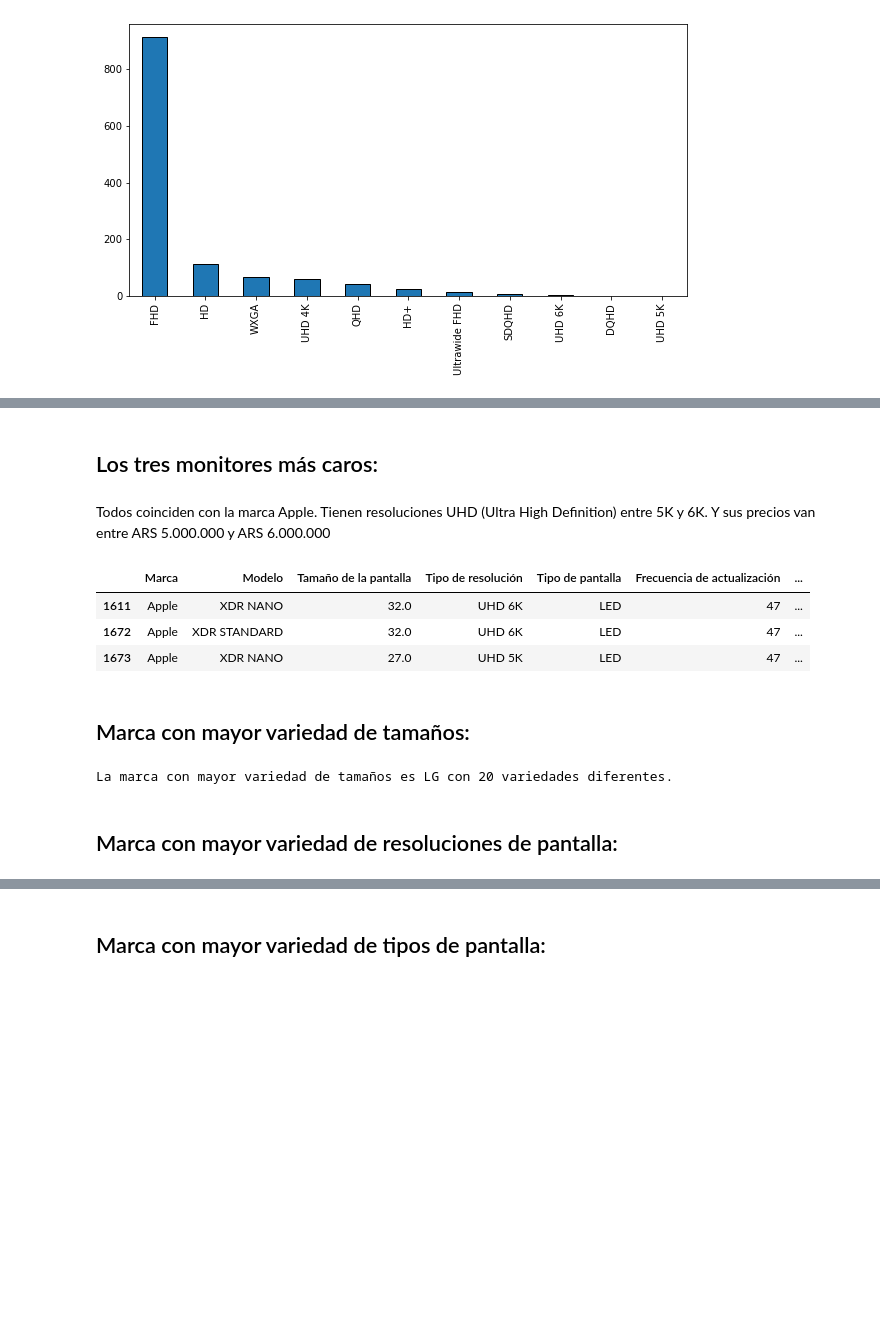
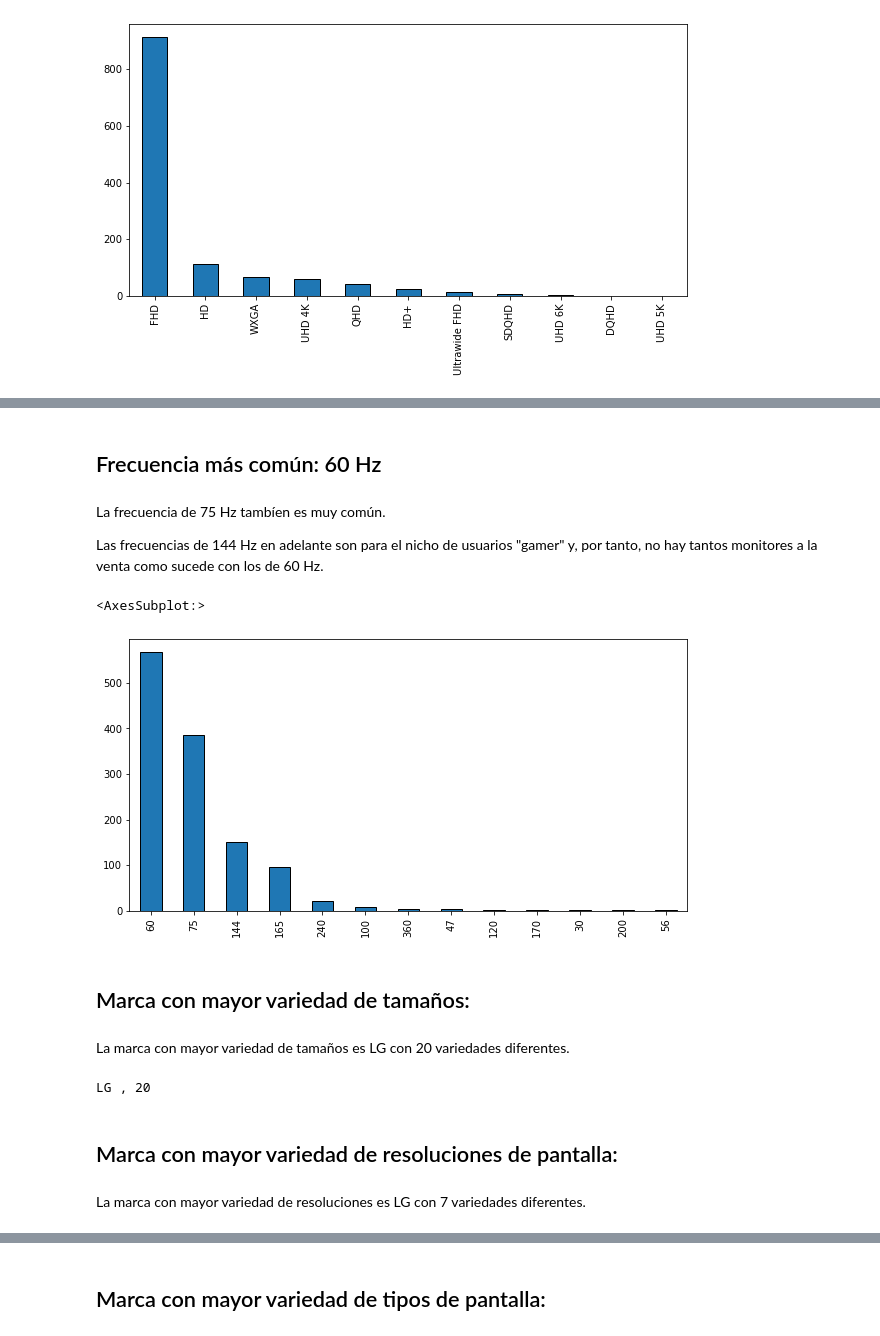
Before and after one commit to cris-andrade-97/MeLiWebScraping, a Jupyter notebook: Analisis del CSV/Análisis del CSV.ipynb, the cells around one changed output, grey strips where cells are left out. Cells and saved outputs as stored; diff of their text form; code cells hidden in the pictures; blank space fills up the shorter version.

```diff
--- a/Analisis del CSV/Análisis del CSV.ipynb
+++ b/Analisis del CSV/Análisis del CSV.ipynb
@@ -78,31 +112,34 @@ df['Tipo de pantalla'].value_counts().plot.bar(figsize=(10,5),edgecolor='black')
-# %% [markdown]
-## Los tres monitores más caros:
-# %% [markdown]
-<p>Todos coinciden con la marca Apple. Tienen resoluciones UHD (Ultra High Definition) entre 5K y 6K. Y sus precios van entre ARS 5.000.000 y ARS 6.000.000</p>
-# %%
-df.sort_values(by='Precio', ascending = False).head(3)
-# %% [output]
-|  | Marca | Modelo | Tamaño de la pantalla | Tipo de resolución | Tipo de pantalla | Frecuencia de actualización | ... |
-| 1611 | Apple | XDR NANO | 32.0 | UHD 6K | LED | 47 | ... |
-| 1672 | Apple | XDR STANDARD | 32.0 | UHD 6K | LED | 47 | ... |
-| 1673 | Apple | XDR NANO | 27.0 | UHD 5K | LED | 47 | ... |
+# %% [markdown]
+## Frecuencia más común: 60 Hz
+# %% [markdown]
+<p>La frecuencia de 75 Hz tambíen es muy común.</p>
+
+<p>Las frecuencias de 144 Hz en adelante son para el nicho de usuarios "gamer" y, por tanto, no hay tantos monitores a la venta como sucede con los de 60 Hz.</p>
+# %%
+df['Frecuencia de actualización'].value_counts().plot.bar(figsize=(10,5),edgecolor='black')
+# %% [output]
+<AxesSubplot:>
+[figure, added]
 # %% [markdown]
 ## Marca con mayor variedad de tamaños:
+# %% [markdown]
+<p>La marca con mayor variedad de tamaños es LG con 20 variedades diferentes.</p>
 # %%
 cantidad = 0
 marcaMayorVariedadTamanio = ''
 
 for x in df['Marca'].unique():
-
     if len(df[(df['Marca'] == x)]['Tamaño de la pantalla'].unique()) > cantidad:
         cantidad = len(df[(df['Marca'] == x)]['Tamaño de la pantalla'].unique())
         marcaMayorVariedadTamanio = x
 
-print('La marca con mayor variedad de tamaños es', marcaMayorVariedadTamanio,"con",cantidad,"variedades diferentes.")
+print(marcaMayorVariedadTamanio,",",cantidad)
 # %% [output]
-La marca con mayor variedad de tamaños es LG con 20 variedades diferentes.
+LG , 20
 # %% [markdown]
 ## Marca con mayor variedad de resoluciones de pantalla:
+# %% [markdown]
+<p>La marca con mayor variedad de resoluciones es LG con 7 variedades diferentes.</p>
 # %%
 cantidad = 0
 marcaMayorVariedadRes = ''
```
Also changed, not shown: parts of 31 cells of this notebook, 2 other files.
